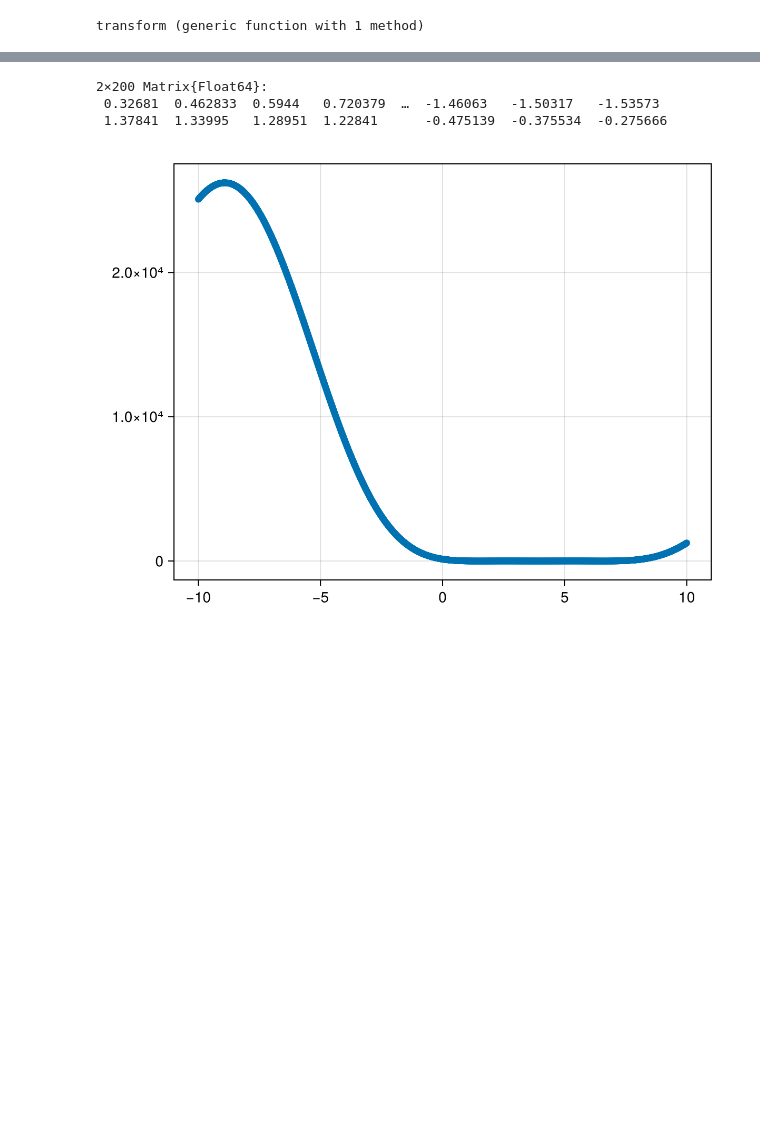
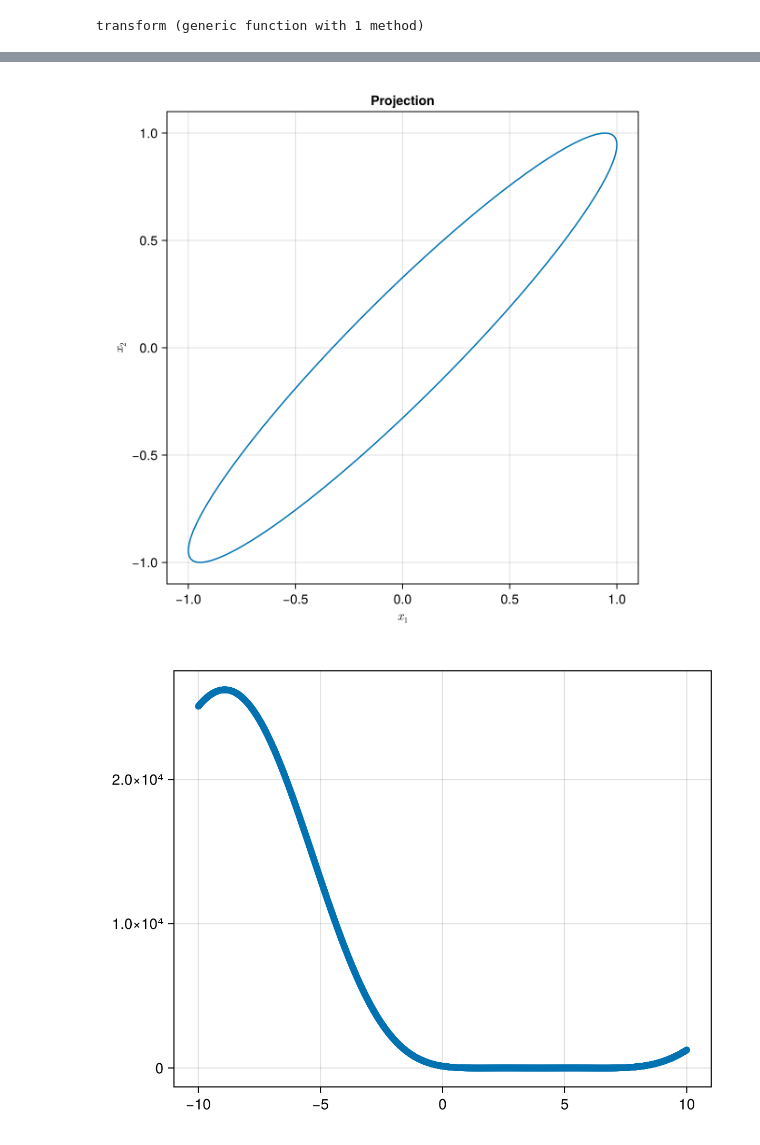
Before and after one commit to Julia-KAERI/ClassicalPhysics, a Jupyter notebook: src/Mechanics_and_Symmetry/notebooks/phase_plane2.ipynb, the cells around one changed output, grey strips where cells are left out. Drawn from its saved outputs; the diff is of its cells as text; code cells hidden in the pictures; blank space fills up the shorter version.

```diff
--- a/src/Mechanics_and_Symmetry/notebooks/phase_plane2.ipynb
+++ b/src/Mechanics_and_Symmetry/notebooks/phase_plane2.ipynb
@@ -78,9 +77,15 @@ fig2
 # %%
-xx
+ϕ_1= 0
+ϕ_2 = 1/3
+t = range(0, 2π, length=100)
+x_1 = cos.(t .+ ϕ_1)
+x_2 = cos.(t .+ ϕ_2)
+fig2 = Figure(size = (600, 600))
+ax2 = Axis(fig2[1, 1], aspect=DataAspect(), title = "Projection", xlabel = L"x_1", ylabel = L"x_2")
+lines!(ax2, x_1, x_2)
+fig2
 # %% [output]
-2×200 Matrix{Float64}:
- 0.32681  0.462833  0.5944   0.720379  …  -1.46063   -1.50317   -1.53573
- 1.37841  1.33995   1.28951  1.22841      -0.475139  -0.375534  -0.275666
+[figure, added]
 # %%
 U1= lagrange_polynomial([1.0, 2, 3, 4, 5, 6, 7], [6, 2.0, 3.3, 1.0, 4.0, 2.0, 4.0 ])
 U2(x) = U1(x)*(exp(-0.02*(x-3)^2))
```
Also changed, not shown: parts of 4 cells of this notebook, 10 other files.
